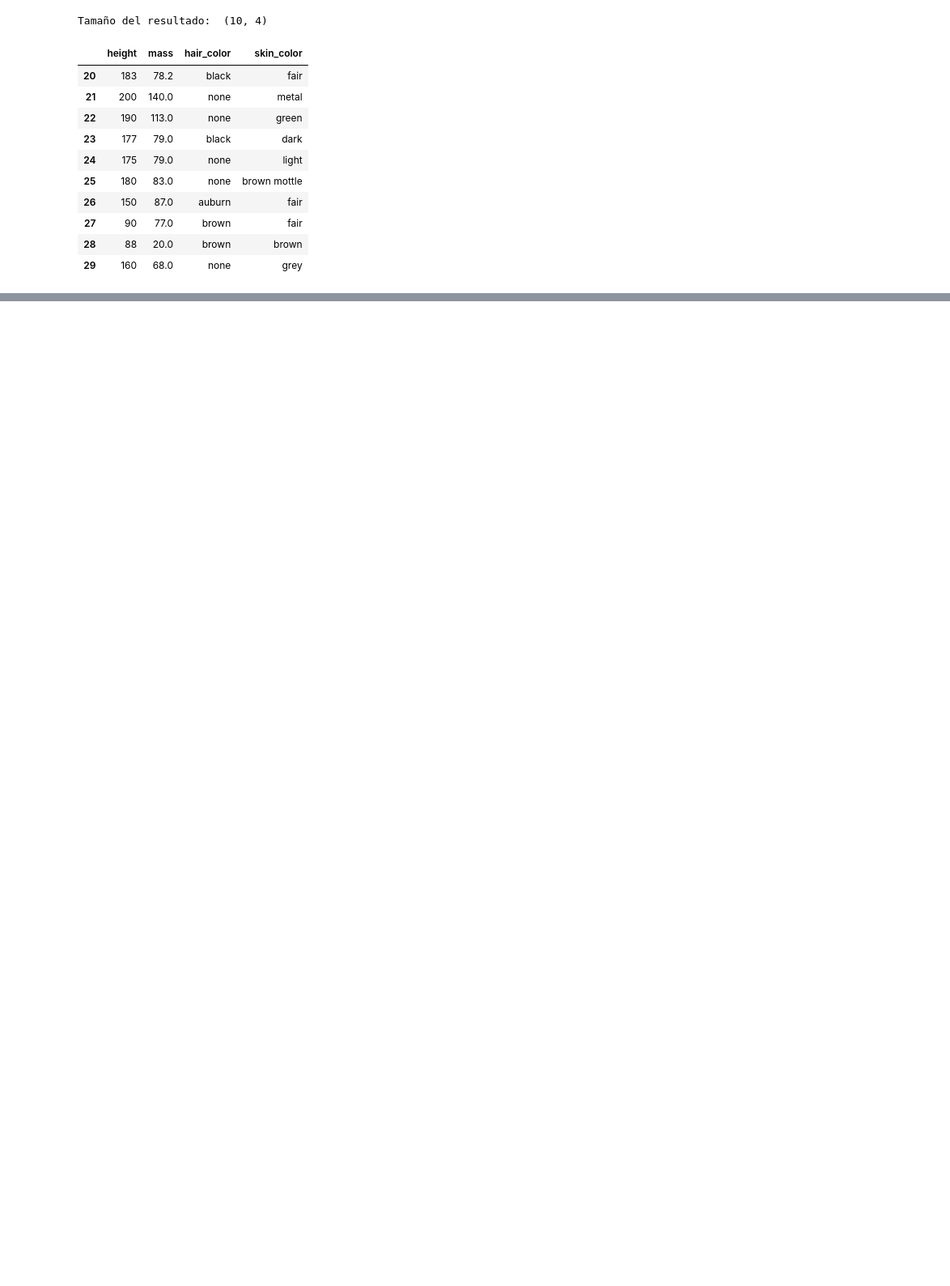
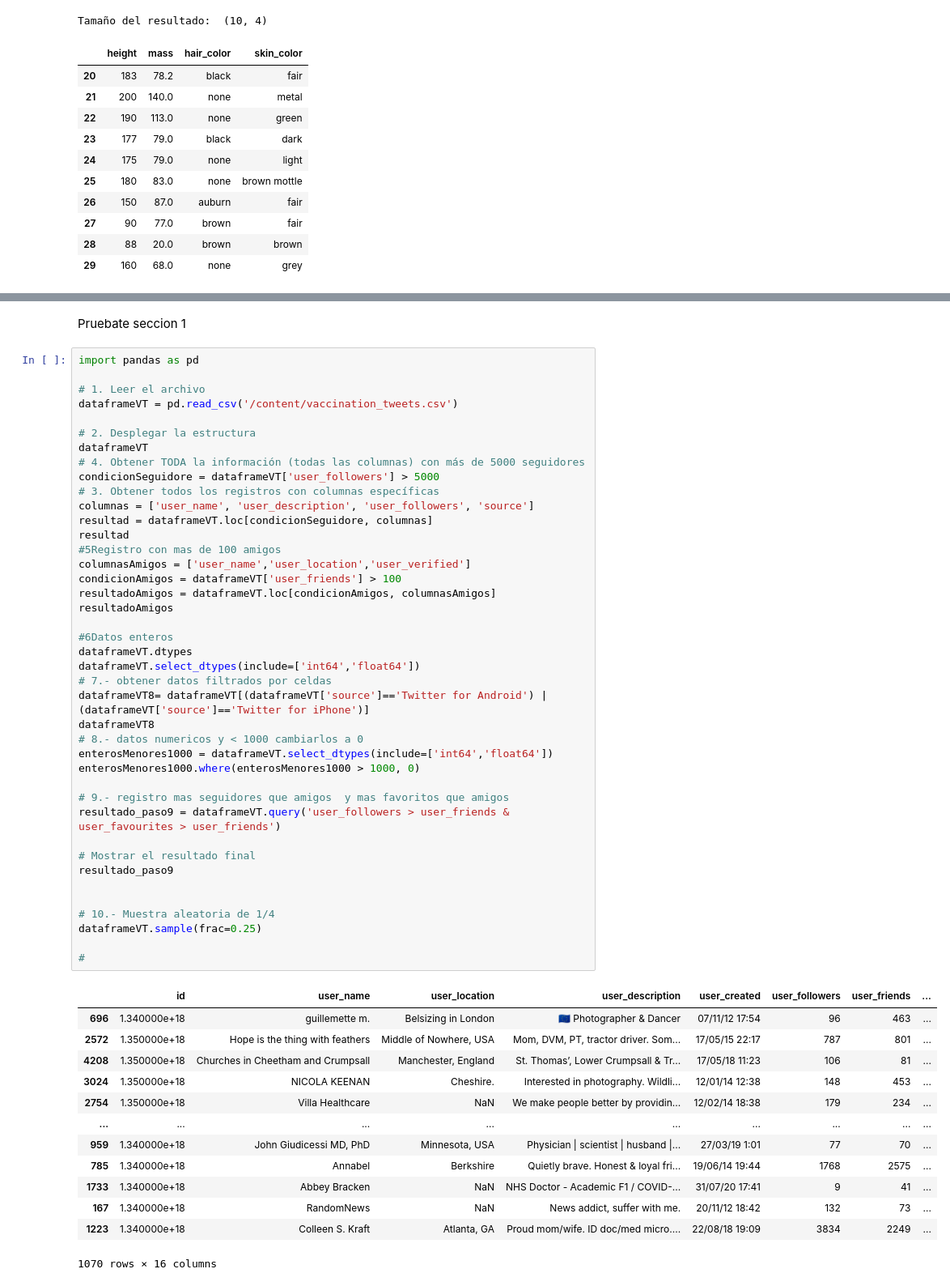
Before and after one commit to MoisesNb7/Mi-primer-repositorio, a Jupyter notebook: Untitled5.ipynb, the cells around one changed output, grey strips where cells are left out. Shown at 81% size. Saved outputs shown, nothing was run; the diff lists cells and outputs as text; blank space fills up the shorter version.

```diff
--- a/Untitled5.ipynb
+++ b/Untitled5.ipynb
@@ -224,0 +474,57 @@ Tamaño del resultado:  (10, 4)
+# %% [markdown]
+Pruebate seccion 1
+# %%
+import pandas as pd
+
+# 1. Leer el archivo
+dataframeVT = pd.read_csv('/content/vaccination_tweets.csv')
+
+# 2. Desplegar la estructura
+dataframeVT
+# 4. Obtener TODA la información (todas las columnas) con más de 5000 seguidores
+condicionSeguidore = dataframeVT['user_followers'] > 5000
+# 3. Obtener todos los registros con columnas específicas
+columnas = ['user_name', 'user_description', 'user_followers', 'source']
+resultad = dataframeVT.loc[condicionSeguidore, columnas]
+resultad
+#5Registro con mas de 100 amigos
+columnasAmigos = ['user_name','user_location','user_verified']
+condicionAmigos = dataframeVT['user_friends'] > 100
+resultadoAmigos = dataframeVT.loc[condicionAmigos, columnasAmigos]
+resultadoAmigos
+
+#6Datos enteros
+dataframeVT.dtypes
+dataframeVT.select_dtypes(include=['int64','float64'])
+# 7.- obtener datos filtrados por celdas
+dataframeVT8= dataframeVT[(dataframeVT['source']=='Twitter for Android') | (dataframeVT['source']=='Twitter for iPhone')]
+dataframeVT8
+# 8.- datos numericos y < 1000 cambiarlos a 0
+enterosMenores1000 = dataframeVT.select_dtypes(include=['int64','float64'])
+enterosMenores1000.where(enterosMenores1000 > 1000, 0)
+
+# 9.- registro mas seguidores que amigos  y mas favoritos que amigos
+resultado_paso9 = dataframeVT.query('user_followers > user_friends & user_favourites > user_friends')
+
+# Mostrar el resultado final
+resultado_paso9
+
+
+# 10.- Muestra aleatoria de 1/4
+dataframeVT.sample(frac=0.25)
+
+#
+# %% [output]
+|  | id | user_name | user_location | user_description | user_created | user_followers | user_friends | ... |
+| 696 | 1.340000e+18 | guillemette m. | Belsizing in London | 🇪🇺 Photographer & Dancer | 07/11/12 17:54 | 96 | 463 | ... |
+| 2572 | 1.350000e+18 | Hope is the thing with feathers | Middle of Nowhere, USA | Mom, DVM, PT, tractor driver. Som... | 17/05/15 22:17 | 787 | 801 | ... |
+| 4208 | 1.350000e+18 | Churches in Cheetham and Crumpsall | Manchester, England | St. Thomas’, Lower Crumpsall & Tr... | 17/05/18 11:23 | 106 | 81 | ... |
+| 3024 | 1.350000e+18 | NICOLA KEENAN | Cheshire. | Interested in photography. Wildli... | 12/01/14 12:38 | 148 | 453 | ... |
+| 2754 | 1.350000e+18 | Villa Healthcare | NaN | We make people better by providin... | 12/02/14 18:38 | 179 | 234 | ... |
+| ... | ... | ... | ... | ... | ... | ... | ... | ... |
+| 959 | 1.340000e+18 | John Giudicessi MD, PhD | Minnesota, USA | Physician | scientist | husband |... | 27/03/19 1:01 | 77 | 70 | ... |
+| 785 | 1.340000e+18 | Annabel | Berkshire | Quietly brave. Honest & loyal fri... | 19/06/14 19:44 | 1768 | 2575 | ... |
+| 1733 | 1.340000e+18 | Abbey Bracken | NaN | NHS Doctor - Academic F1 / COVID-... | 31/07/20 17:41 | 9 | 41 | ... |
+| 167 | 1.340000e+18 | RandomNews | NaN | News addict, suffer with me. | 20/11/12 18:42 | 132 | 73 | ... |
+| 1223 | 1.340000e+18 | Colleen S. Kraft | Atlanta, GA | Proud mom/wife. ID doc/med micro.... | 22/08/18 19:09 | 3834 | 2249 | ... |
+1070 rows × 16 columns
```
Also changed, not shown: parts of 20 cells of this notebook.
